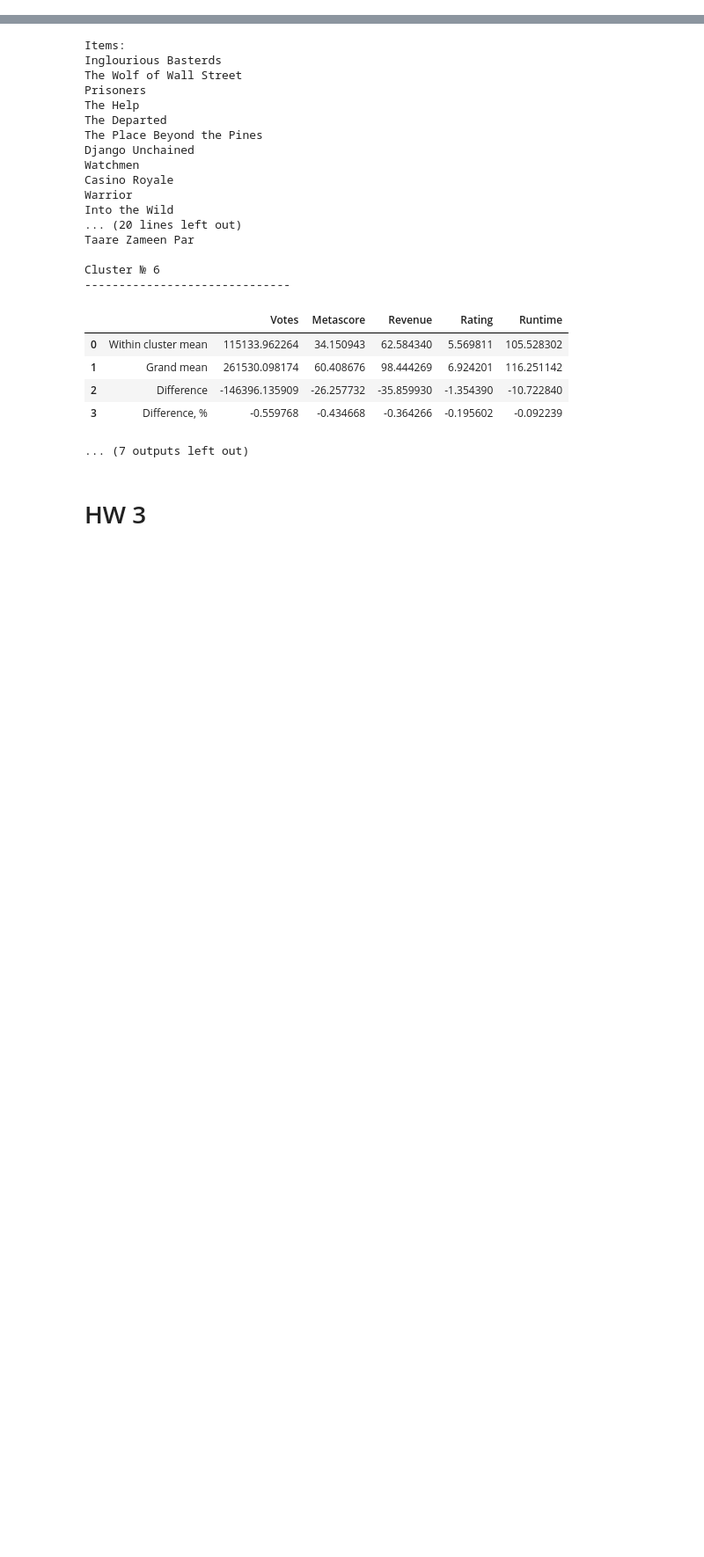
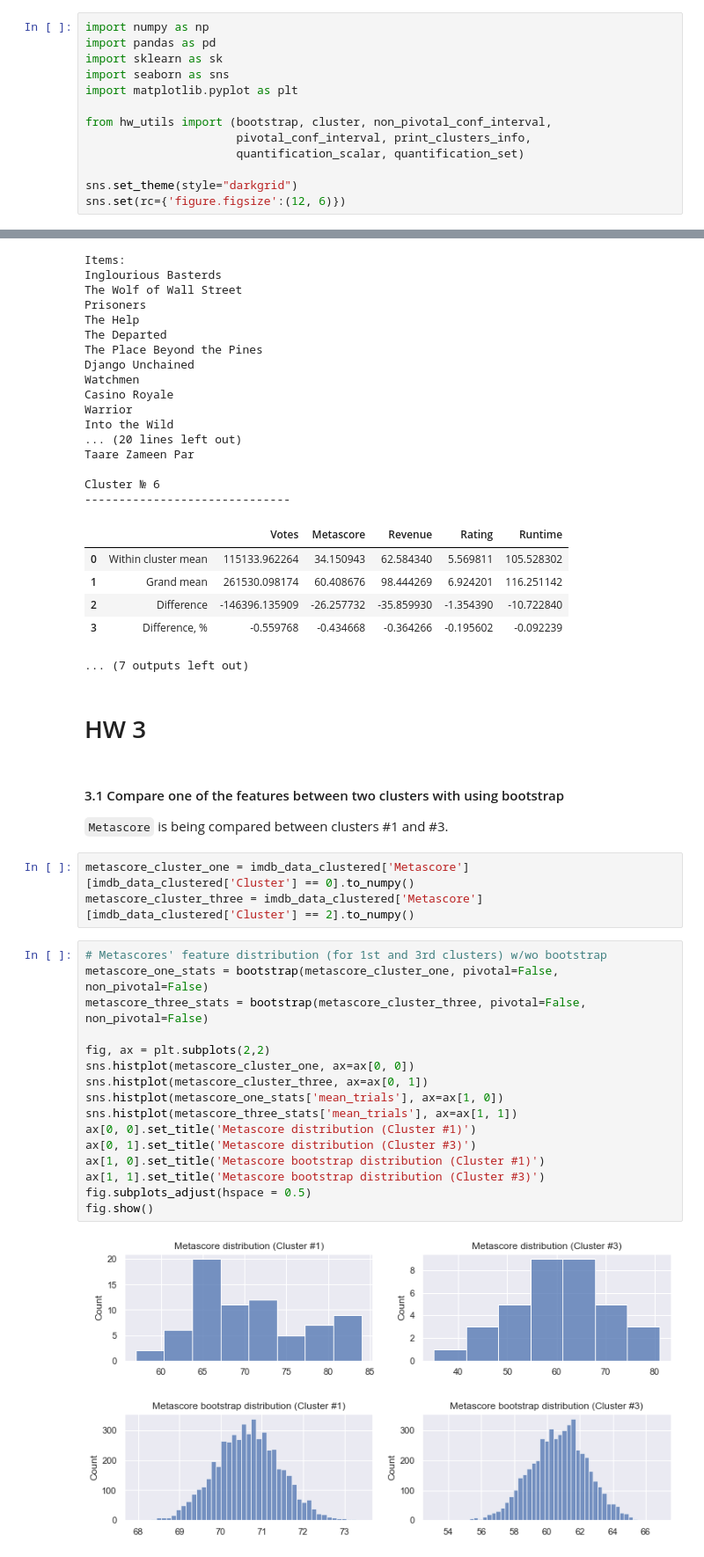
Before and after one commit to constantine7cd/mmda_imdb, a Jupyter notebook: hw.ipynb, the cells around one changed output, grey strips where cells are left out. Shown at 88% size. Cells and saved outputs as stored; diff of their text form; blank space fills up the shorter version.

```diff
--- a/hw.ipynb
+++ b/hw.ipynb
@@ -11,3 +7,16 @@ import sklearn as sk
+# %%
+import numpy as np
+import pandas as pd
+import sklearn as sk
+import seaborn as sns
+import matplotlib.pyplot as plt
+
+from hw_utils import (bootstrap, cluster, non_pivotal_conf_interval,
+                      pivotal_conf_interval, print_clusters_info,
+                      quantification_scalar, quantification_set)
+
+sns.set_theme(style="darkgrid")
+sns.set(rc={'figure.figsize':(12, 6)})
 # %% [markdown]
 # Предобработка данных
 # %%
@@ -191,3 +200,27 @@ Cluster № 6
 ... (7 outputs left out)
 # %% [markdown]
 # HW 3
+# %% [markdown]
+#### 3.1 Compare one of the features between two clusters with using bootstrap
+``Metascore`` is being compared between clusters #1 and #3.
+# %%
+metascore_cluster_one = imdb_data_clustered['Metascore'][imdb_data_clustered['Cluster'] == 0].to_numpy()
+metascore_cluster_three = imdb_data_clustered['Metascore'][imdb_data_clustered['Cluster'] == 2].to_numpy()
+# %%
+# Metascores' feature distribution (for 1st and 3rd clusters) w/wo bootstrap
+metascore_one_stats = bootstrap(metascore_cluster_one, pivotal=False, non_pivotal=False)
+metascore_three_stats = bootstrap(metascore_cluster_three, pivotal=False, non_pivotal=False)
+
+fig, ax = plt.subplots(2,2)
+sns.histplot(metascore_cluster_one, ax=ax[0, 0])
+sns.histplot(metascore_cluster_three, ax=ax[0, 1])
+sns.histplot(metascore_one_stats['mean_trials'], ax=ax[1, 0])
+sns.histplot(metascore_three_stats['mean_trials'], ax=ax[1, 1])
+ax[0, 0].set_title('Metascore distribution (Cluster #1)')
+ax[0, 1].set_title('Metascore distribution (Cluster #3)')
+ax[1, 0].set_title('Metascore bootstrap distribution (Cluster #1)')
+ax[1, 1].set_title('Metascore bootstrap distribution (Cluster #3)')
+fig.subplots_adjust(hspace = 0.5)
+fig.show()
+# %% [output]
+[figure, added]
```
Also changed, not shown: parts of 18 cells of this notebook, 2 other files.
